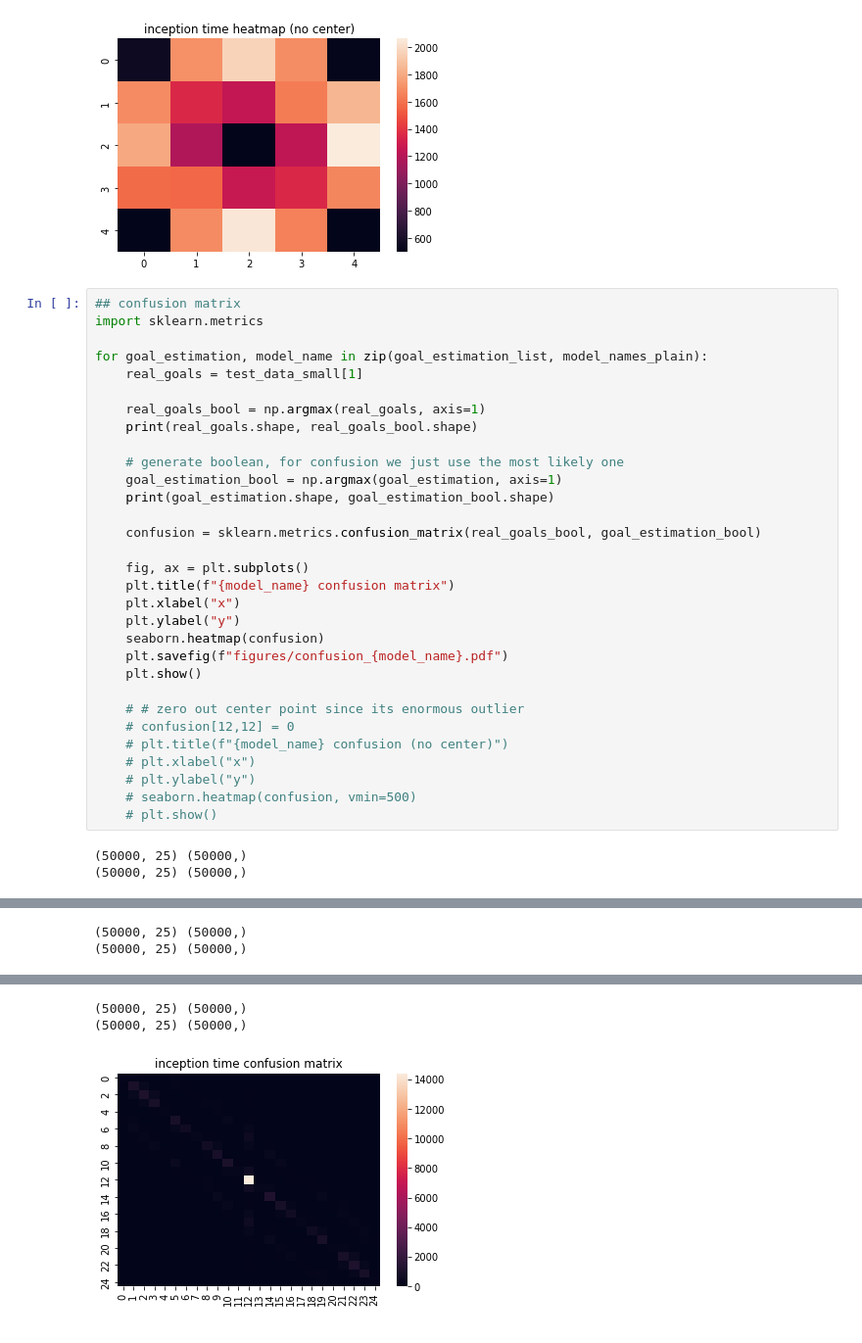
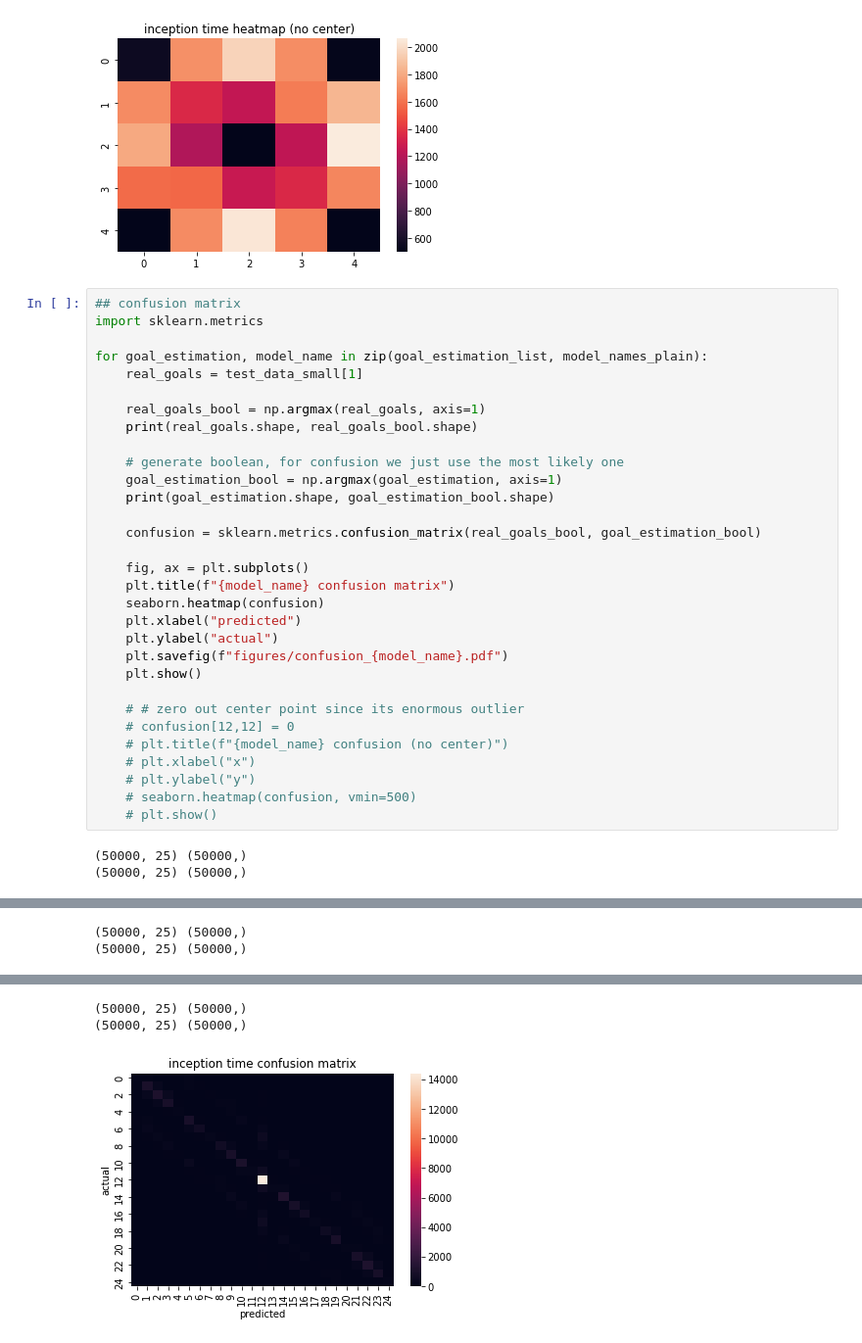
Before and after one commit to lintglitch/trajectory-prediction, a Jupyter notebook: goal_prediction_eval.ipynb, the cells around one changed output, grey strips where cells are left out. Shown at 98% size. Saved outputs shown, nothing was run; the diff lists cells and outputs as text.

```diff
--- a/goal_prediction_eval.ipynb
+++ b/goal_prediction_eval.ipynb
@@ -184,9 +184,9 @@ for goal_estimation, model_name in zip(goal_estimation_list, model_names_plain):
 
     fig, ax = plt.subplots()
     plt.title(f"{model_name} confusion matrix")
-    plt.xlabel("x")
-    plt.ylabel("y")
     seaborn.heatmap(confusion)
+    plt.xlabel("predicted")
+    plt.ylabel("actual")
     plt.savefig(f"figures/confusion_{model_name}.pdf")
     plt.show()
 
@@ -207,3 +207,3 @@ for goal_estimation, model_name in zip(goal_estimation_list, model_names_plain):
 (50000, 25) (50000,)
 (50000, 25) (50000,)
-[figure, old version]
+[figure, new version]
```
Also changed, not shown: parts of 1 cell of this notebook, 6 other files.
